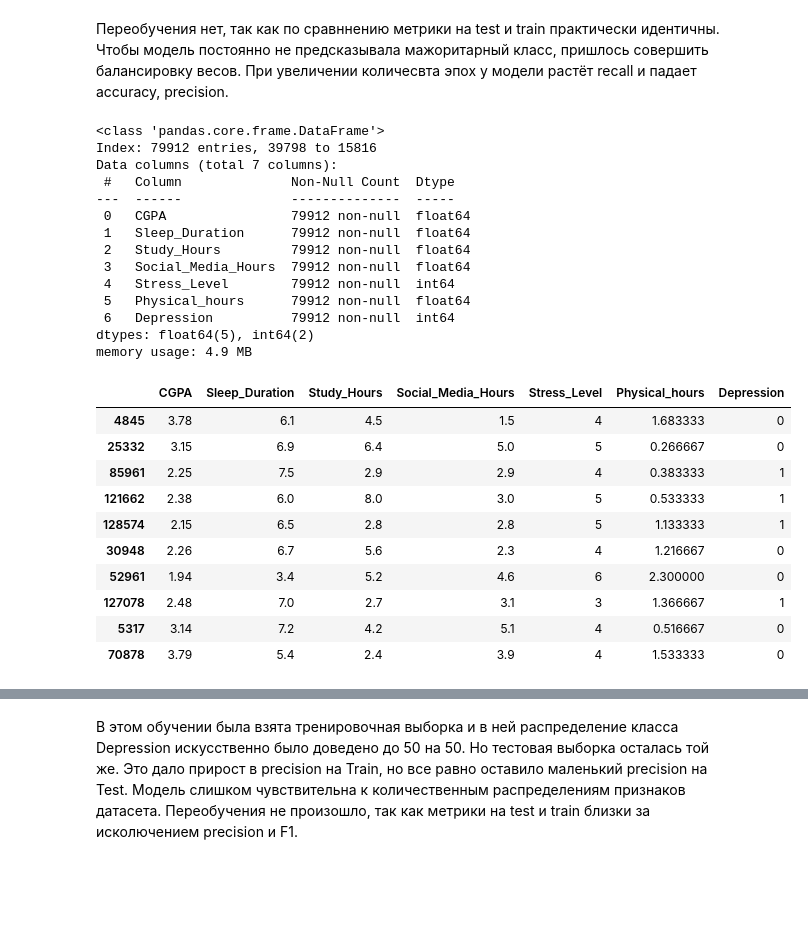
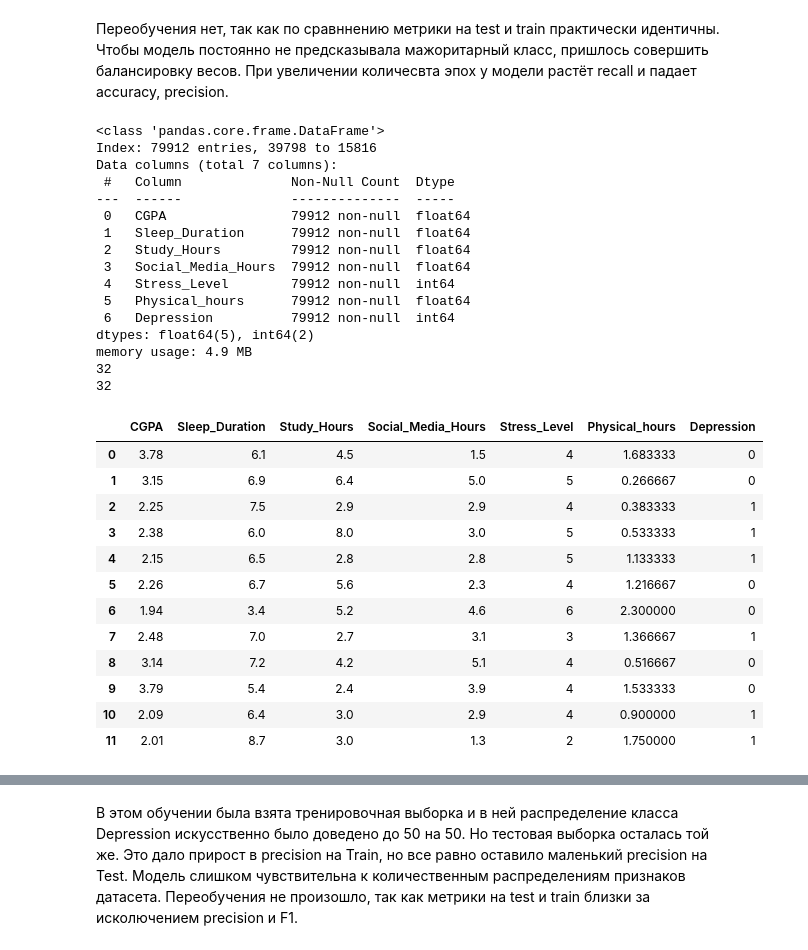
Before and after one commit to TaySon-7/APEX-Analytics, a Jupyter notebook: lab1.ipynb, the cells around one changed output, grey strips where cells are left out. Saved outputs shown, nothing was run; the diff lists cells and outputs as text; code cells hidden in the pictures; blank space fills up the shorter version.

```diff
--- a/lab1.ipynb
+++ b/lab1.ipynb
@@ -616,53 +615,59 @@ plt.tight_layout()
 # %% [markdown]
 Переобучения нет, так как по сравннению метрики на test и train практически идентичны. Чтобы модель постоянно не предсказывала мажоритарный класс, пришлось совершить балансировку весов. При увеличении количесвта эпох у модели растёт recall и падает accuracy, precision.
 # %%
+df_for_linear["Depression"] = df_for_linear["Depression"].astype(int)
 y = df_for_linear["Depression"]
 X = df_for_linear.drop(columns=['Depression'])
 X_train, X_test, y_train, y_test = train_test_split(
     X, y, test_size=0.2, random_state=42, shuffle=True
 )
 df_merged = pd.concat([X_train, y_train], axis=1)
 df_merged.info() # делаем oversampling класса меньшинства
-df_majority = df_merged[df_for_linear['Depression'] == 0]  # большинство (90)
-df_minority = df_merged[df_for_linear['Depression'] == 1]  # меньшинство (10)
-
+df_majority = df_merged[(df_merged['Depression'] == 0)]  # большинство (90)
+df_minority = df_merged[(df_merged['Depression'] == 1)]  # меньшинство (10)
+print(32)
 # Oversampling: увеличиваем миноритарный класс до размера мажоритарного
 df_minority_oversampled = df_minority.sample(
     n=len(df_majority),  # столько же, сколько в мажоритарном
     replace=True,        # с повторением
     random_state=42
 )
-
+print(32)
 # Объединяем
 df_merged = pd.concat([df_majority, df_minority_oversampled], ignore_index=True)
 df_merged = df_merged.sample(frac=1, random_state=42)
-df_merged.head(10)
+df_merged.reset_index(drop=True, inplace=True)
+df_merged.head(12)
 # %% [output]
 <class 'pandas.core.frame.DataFrame'>
 Index: 79912 entries, 39798 to 15816
 Data columns (total 7 columns):
  #   Column              Non-Null Count  Dtype
 ---  ------              --------------  -----
  0   CGPA                79912 non-null  float64
  1   Sleep_Duration      79912 non-null  float64
  2   Study_Hours         79912 non-null  float64
  3   Social_Media_Hours  79912 non-null  float64
  4   Stress_Level        79912 non-null  int64
  5   Physical_hours      79912 non-null  float64
  6   Depression          79912 non-null  int64
 dtypes: float64(5), int64(2)
 memory usage: 4.9 MB
+32
+32
 |  | CGPA | Sleep_Duration | Study_Hours | Social_Media_Hours | Stress_Level | Physical_hours | Depression |
-| 4845 | 3.78 | 6.1 | 4.5 | 1.5 | 4 | 1.683333 | 0 |
-| 25332 | 3.15 | 6.9 | 6.4 | 5.0 | 5 | 0.266667 | 0 |
-| 85961 | 2.25 | 7.5 | 2.9 | 2.9 | 4 | 0.383333 | 1 |
-| 121662 | 2.38 | 6.0 | 8.0 | 3.0 | 5 | 0.533333 | 1 |
-| 128574 | 2.15 | 6.5 | 2.8 | 2.8 | 5 | 1.133333 | 1 |
-| 30948 | 2.26 | 6.7 | 5.6 | 2.3 | 4 | 1.216667 | 0 |
-| 52961 | 1.94 | 3.4 | 5.2 | 4.6 | 6 | 2.300000 | 0 |
-| 127078 | 2.48 | 7.0 | 2.7 | 3.1 | 3 | 1.366667 | 1 |
-| 5317 | 3.14 | 7.2 | 4.2 | 5.1 | 4 | 0.516667 | 0 |
-| 70878 | 3.79 | 5.4 | 2.4 | 3.9 | 4 | 1.533333 | 0 |
+| 0 | 3.78 | 6.1 | 4.5 | 1.5 | 4 | 1.683333 | 0 |
+| 1 | 3.15 | 6.9 | 6.4 | 5.0 | 5 | 0.266667 | 0 |
+| 2 | 2.25 | 7.5 | 2.9 | 2.9 | 4 | 0.383333 | 1 |
+| 3 | 2.38 | 6.0 | 8.0 | 3.0 | 5 | 0.533333 | 1 |
+| 4 | 2.15 | 6.5 | 2.8 | 2.8 | 5 | 1.133333 | 1 |
+| 5 | 2.26 | 6.7 | 5.6 | 2.3 | 4 | 1.216667 | 0 |
+| 6 | 1.94 | 3.4 | 5.2 | 4.6 | 6 | 2.300000 | 0 |
+| 7 | 2.48 | 7.0 | 2.7 | 3.1 | 3 | 1.366667 | 1 |
+| 8 | 3.14 | 7.2 | 4.2 | 5.1 | 4 | 0.516667 | 0 |
+| 9 | 3.79 | 5.4 | 2.4 | 3.9 | 4 | 1.533333 | 0 |
+| 10 | 2.09 | 6.4 | 3.0 | 2.9 | 4 | 0.900000 | 1 |
+| 11 | 2.01 | 8.7 | 3.0 | 1.3 | 2 | 1.750000 | 1 |
 # %%
 y_train = df_merged["Depression"]
 X_train = df_merged.drop(columns=['Depression'])
```
Also changed, not shown: parts of 6 cells of this notebook.
